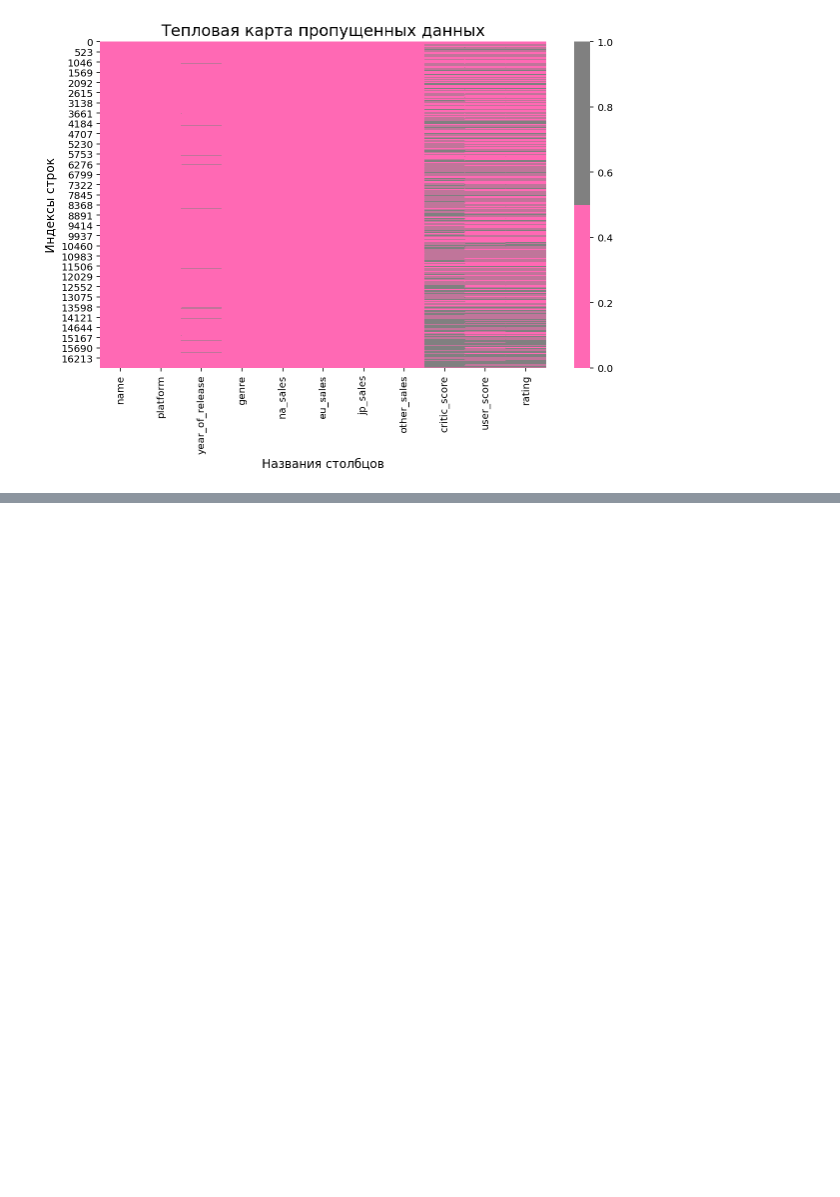
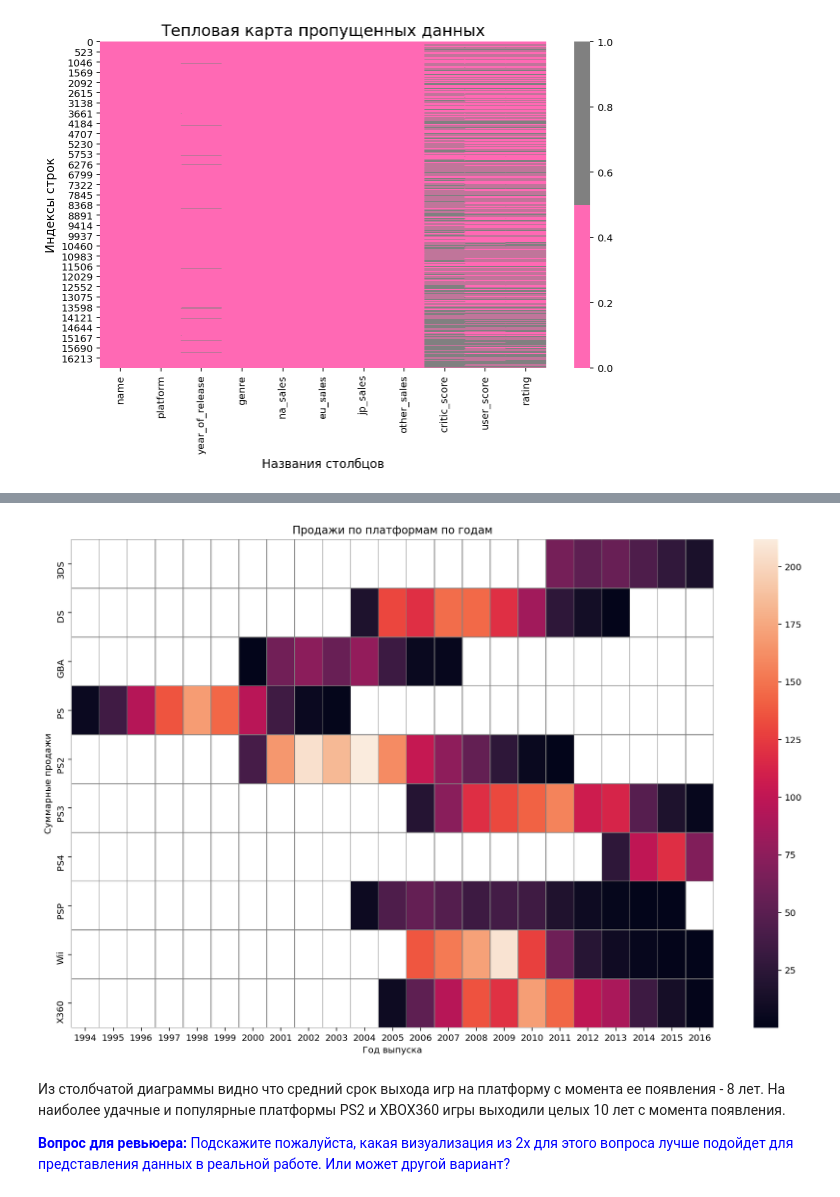
Before and after one commit to vulcan4ik/Practicum-projects-da-ds, a Jupyter notebook: notebooks/2-practicum-games-research.ipynb, the cells around one changed output, grey strips where cells are left out. Saved outputs shown, nothing was run; the diff lists cells and outputs as text; code cells hidden in the pictures; blank space fills up the shorter version.

```diff
--- a/notebooks/2-practicum-games-research.ipynb
+++ b/notebooks/2-practicum-games-research.ipynb
@@ -162,0 +611,18 @@ plt.show()
+# %%
+# построим таблицу для тепловой карты продаж , где индексами будут платформы
+sales_for_heatmap = df[df["platform"].isin(top_platforms)].pivot_table(
+    index="platform", columns="year_of_release", values="total_sales", aggfunc="sum"
+)
+plt.figure(figsize=(16, 10))  # Настройка размера фигуры
+sns.heatmap(data=sales_for_heatmap, linewidths=0.3, linecolor="grey")
+
+plt.title("Продажи по платформам по годам")
+plt.xlabel("Год выпуска")
+plt.ylabel("Суммарные продажи")
+plt.show()
+# %% [output]
+[figure, added]
+# %% [markdown]
+Из столбчатой диаграммы видно что средний срок выхода игр на платформу с момента ее появления - 8 лет. На наиболее удачные и популярные платформы PS2 и XBOX360 игры выходили целых 10 лет с момента появления.
+
+<span style="color: blue;">**Вопрос для ревьюера:** Подскажите пожалуйста, какая визуализация из 2х для этого вопроса лучше подойдет для представления данных в реальной работе. Или может другой вариант?</span>
```
Also changed, not shown: parts of 107 cells of this notebook.
